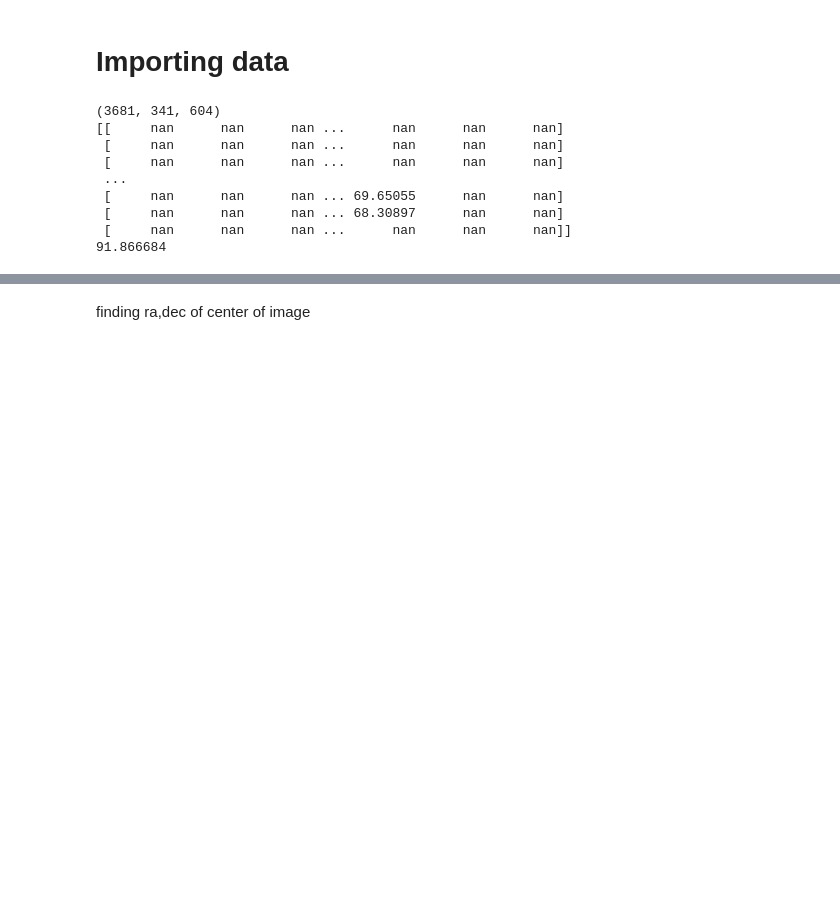
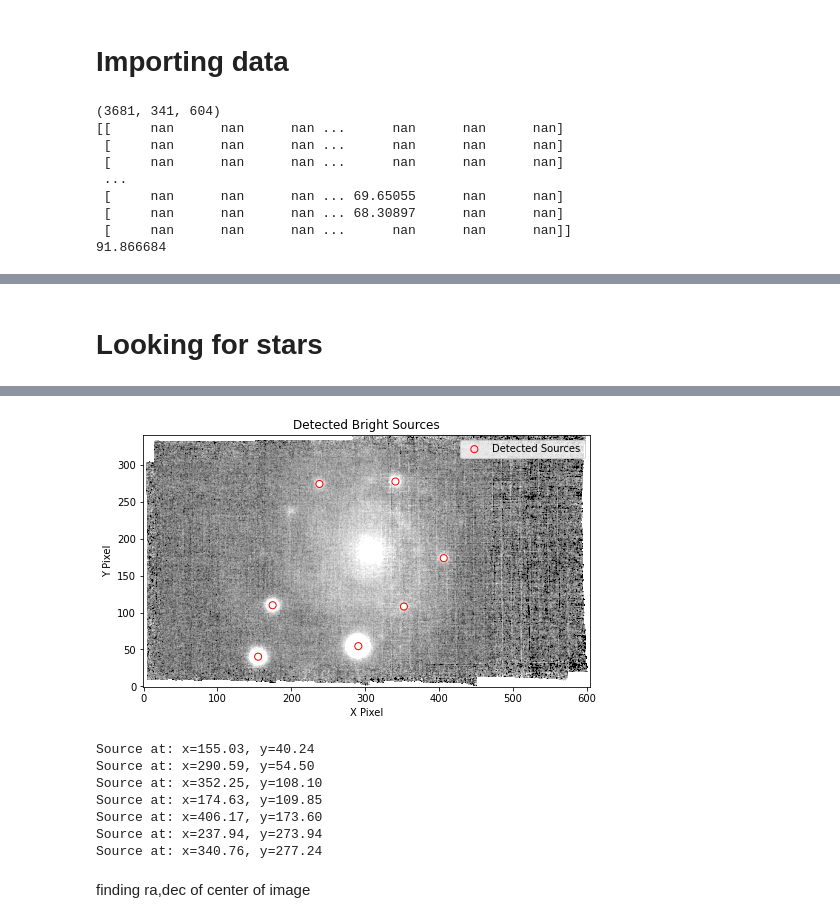
Before and after one commit to rita-png/extinction-ifs, a Jupyter notebook: cubes-Na.ipynb, the cells around one changed output, grey strips where cells are left out. Saved outputs shown, nothing was run; the diff lists cells and outputs as text; code cells hidden in the pictures; blank space fills up the shorter version.

```diff
--- a/cubes-Na.ipynb
+++ b/cubes-Na.ipynb
@@ -90,0 +43,35 @@ Source at: x=306.30, y=278.73
+# %% [markdown]
+# Looking for stars
+# %%
+na_rest=5890
+
+i=findWavelengths(wave, na_rest)[1]
+
+
+image = cube[i+3]
+
+if image.ndim == 3:
+    image = np.mean(image, axis=-1)
+
+mean, median, std = sigma_clipped_stats(image, sigma=20.0)
+
+# using DAOStarFinder to detect stars
+daofind = DAOStarFinder(fwhm=8.0, threshold=3.0*std)
+sources = daofind(image - median)
+
+x_coords, y_coords = sources['xcentroid'], sources['ycentroid']
+
+plt.figure(figsize=(8,6))
+norm = simple_norm(image, 'sqrt')  # Better contrast
+lo,up = np.nanpercentile(image,2),np.nanpercentile(image,98)
+plt.imshow(cube[i], cmap='gray', norm=norm, origin='lower',clim=(lo,up))
+plt.scatter(x_coords, y_coords, s=50, edgecolor='red', facecolor='none', label="Detected Sources")
+plt.legend()
+plt.xlabel("X Pixel")
+plt.ylabel("Y Pixel")
+plt.title("Detected Bright Sources")
+plt.show()
+
+for x, y in zip(x_coords, y_coords):
+    print(f"Source at: x={x:.2f}, y={y:.2f}")
+# %% [output]
@@ -91,3 +79,11 @@ Source at: x=306.30, y=278.73
+[figure, added]
+Source at: x=155.03, y=40.24
+Source at: x=290.59, y=54.50
+Source at: x=352.25, y=108.10
+Source at: x=174.63, y=109.85
+Source at: x=406.17, y=173.60
+Source at: x=237.94, y=273.94
+Source at: x=340.76, y=277.24
 # %% [markdown]
 finding ra,dec of center of image
 # %%
```
Also changed, not shown: parts of 25 cells of this notebook, 1 other file.
